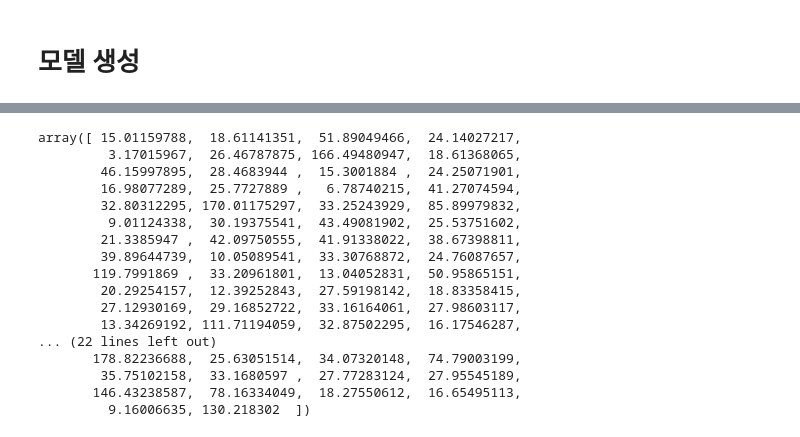
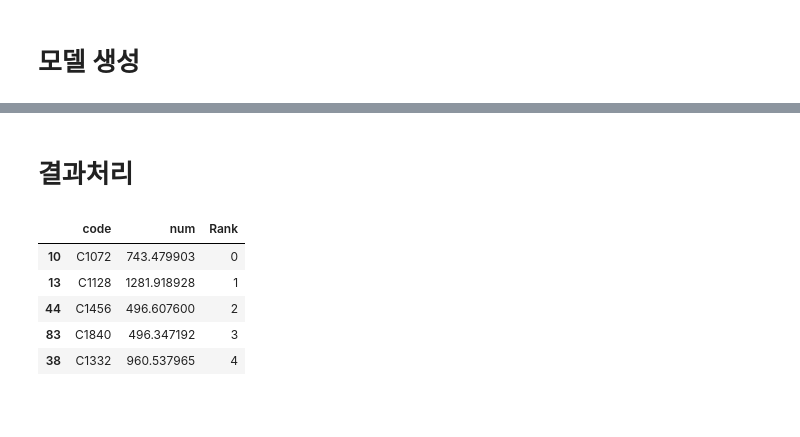
Before and after one commit to koreahong/parking_lot_analysis, a Jupyter notebook: 주차수요예측.ipynb, the cells around one changed output, grey strips where cells are left out. Cells and saved outputs as stored; diff of their text form; code cells hidden in the pictures; blank space fills up the shorter version.

```diff
--- a/주차수요예측.ipynb
+++ b/주차수요예측.ipynb
@@ -253,7 +251,9 @@ new_train = pd.merge(raw_train_ohe, raw_train_agg, on='단지코드', how='inner
 # %%
-raw_test_agg = raw_test.groupby(['단지코드'])[[col for col in features_index_unobject if col != '등록차량수']].mean().reset_index()
+raw_test_agg = raw_test.groupby(['단지코드'])[[col for col in features_index_unobject if col != '등록차량수']]\
+.agg({'총세대수':'mean', "전용면적": 'sum','전용면적별세대수': 'sum', '공가수': 'mean', '도보 10분거리 내 지하철역 수(환승노선 수 반영)': 'mean',\
+      '도보 10분거리 내 버스정류장 수': 'mean', '단지내주차면수': 'sum'}).reset_index()
 # %%
-new_test = pd.merge(raw_test_ohe, raw_test_agg, on='단지코드', how='inner')
+new_test = pd.merge(raw_test_ohe_sum, raw_test_agg, on='단지코드', how='inner')
 # %% [markdown]
 ## 왜곡 확인
 # %%
@@ -411,20 +405,7 @@ MAE: 0.094
-# %%
-np.exp(best_rige.predict(new_test))
-# %% [output]
-array([ 15.01159788,  18.61141351,  51.89049466,  24.14027217,
-         3.17015967,  26.46787875, 166.49480947,  18.61368065,
-        46.15997895,  28.4683944 ,  15.3001884 ,  24.25071901,
-        16.98077289,  25.7727889 ,   6.78740215,  41.27074594,
-        32.80312295, 170.01175297,  33.25243929,  85.89979832,
-         9.01124338,  30.19375541,  43.49081902,  25.53751602,
-        21.3385947 ,  42.09750555,  41.91338022,  38.67398811,
-        39.89644739,  10.05089541,  33.30768872,  24.76087657,
-       119.7991869 ,  33.20961801,  13.04052831,  50.95865151,
-        20.29254157,  12.39252843,  27.59198142,  18.83358415,
-        27.12930169,  29.16852722,  33.16164061,  27.98603117,
-        13.34269192, 111.71194059,  32.87502295,  16.17546287,
-... (22 lines left out)
-       178.82236688,  25.63051514,  34.07320148,  74.79003199,
-        35.75102158,  33.1680597 ,  27.77283124,  27.95545189,
-       146.43238587,  78.16334049,  18.27550612,  16.65495113,
-         9.16006635, 130.218302  ])
+# %% [markdown]
+# 결과처리
+# %%
+result = pd.DataFrame()
+result['code'] = raw_test['단지코드'].drop_duplicates(keep='first').sort_values().reset_index(drop=True)
+result['num'] = np.exp(best_rige.predict(new_test))
+result['Rank'] = result['code'].map(sorterIndex)
@@ -430,0 +414,9 @@ array([ 15.01159788,  18.61141351,  51.89049466,  24.14027217,
+# %%
+result.sort_values('Rank').head()
+# %% [output]
+|  | code | num | Rank |
+| 10 | C1072 | 743.479903 | 0 |
+| 13 | C1128 | 1281.918928 | 1 |
+| 44 | C1456 | 496.607600 | 2 |
+| 83 | C1840 | 496.347192 | 3 |
+| 38 | C1332 | 960.537965 | 4 |
```
Also changed, not shown: parts of 29 cells of this notebook.
